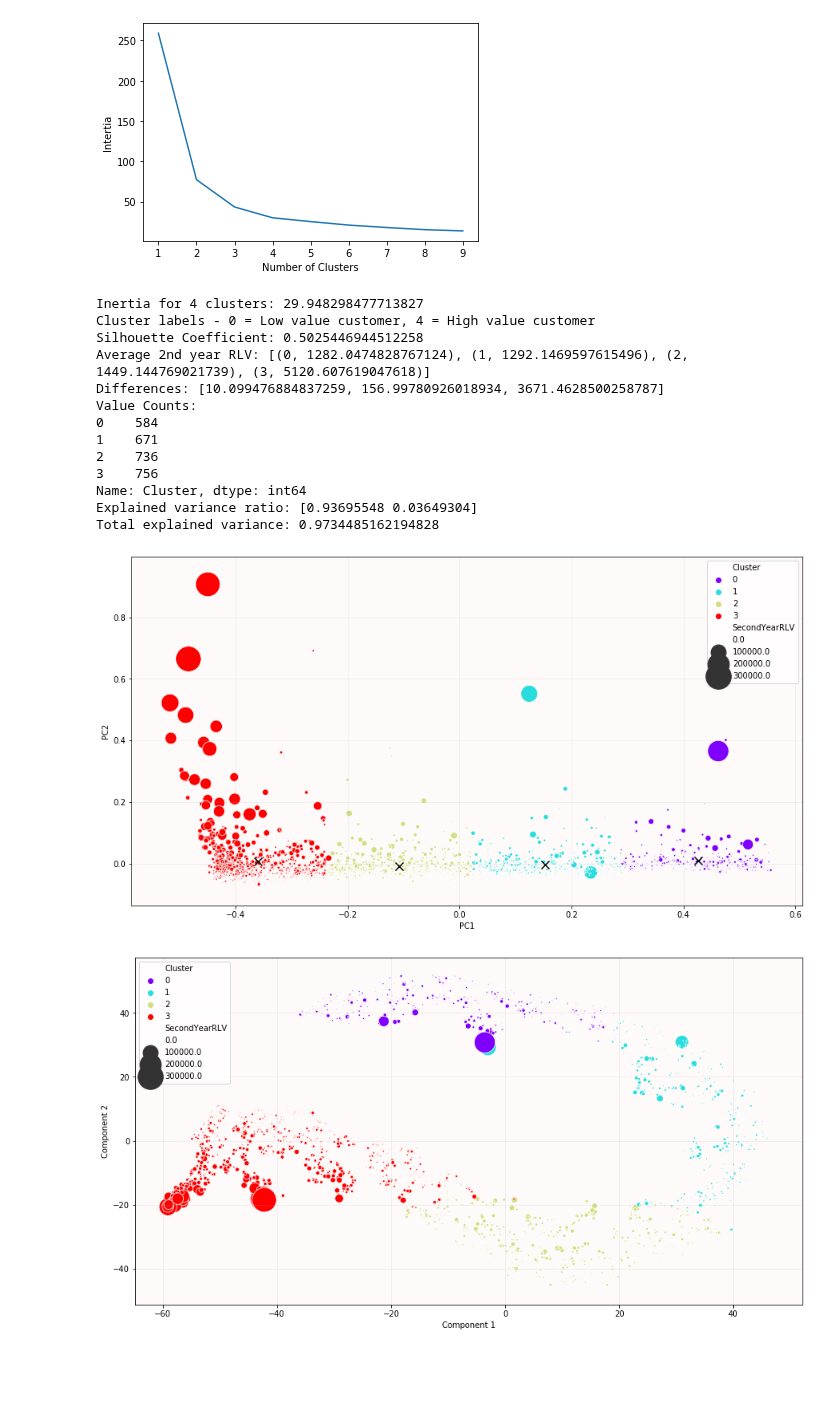
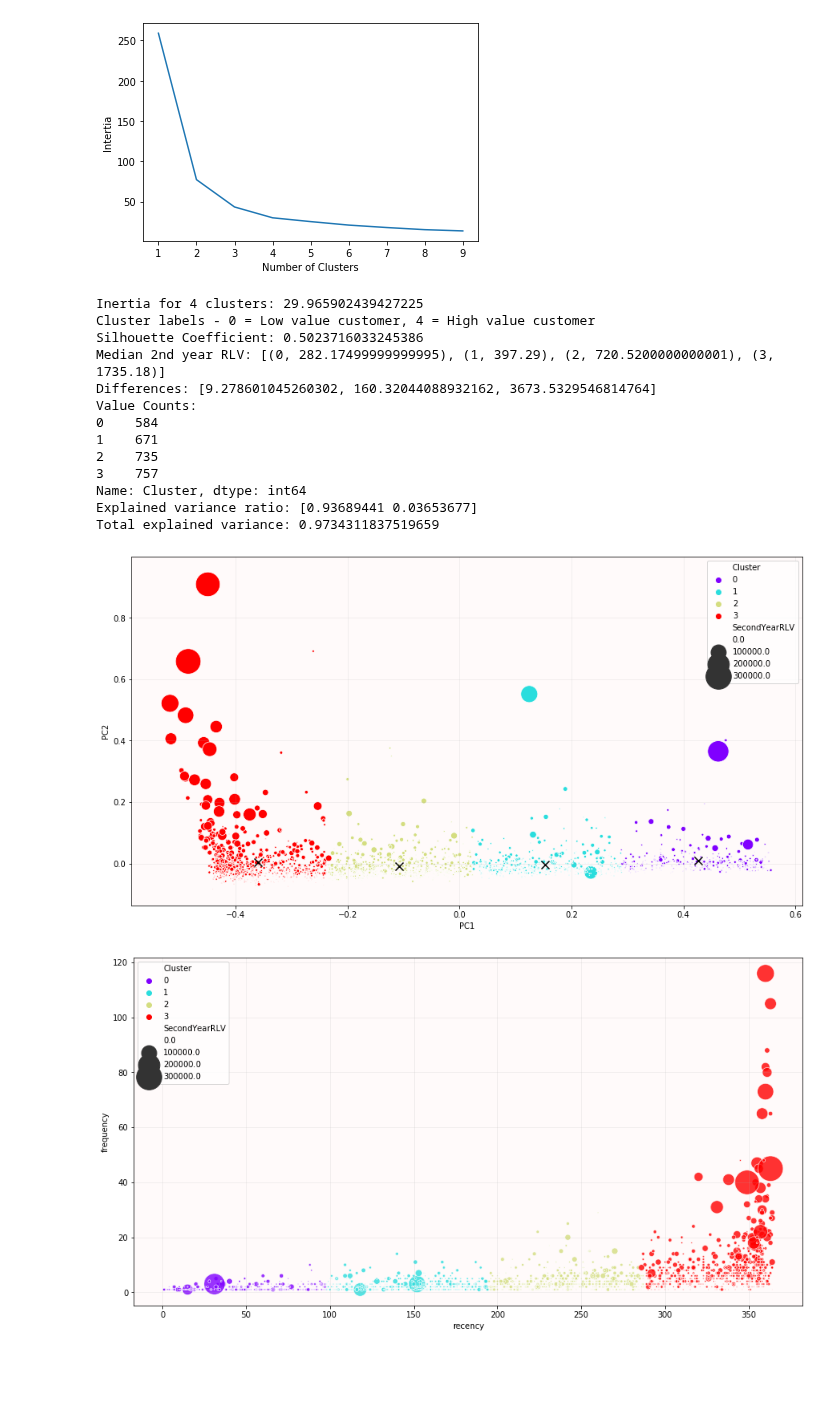
Before and after one commit to W-Tran/Online-Retail, a Jupyter notebook: clustering_daily.ipynb, the cells around one changed output. Saved outputs shown, nothing was run; the diff lists cells and outputs as text; code cells hidden in the pictures.

Commit message:
Rerun cells with median RLV evaluation

```diff
--- a/clustering_daily.ipynb
+++ b/clustering_daily.ipynb
@@ -14,7 +14,7 @@ from sklearn.metrics import pairwise_distances_argmin_min
 %load_ext autoreload
 %autoreload 2
 # %%
-invoices = pd.read_csv("invoices_2009_2011_no_returns.csv")
+invoices = pd.read_csv("invoices_2009_2011_no_returns.csv", low_memory=False)
 invoices['InvoiceDate'] = pd.to_datetime(invoices['InvoiceDate'])
 invoices.dropna(inplace=True)
 # %%
@@ -54,26 +54,27 @@ cluster_elbow_method(features, cluster_feats, scaler='mm')
 # %%
 num_clusters = 4
 features, scaler, cluster_centers  = perform_km_clustering(features, cluster_feats, num_clusters, scaler='mm')
 features, sorted_cluster_centers = reorder_clusters(features, cluster_centers, num_clusters)
 evaluate_clusters(features, num_clusters, cluster_feats, scaler)
 pca = cluster_pca_plot(features, cluster_feats, scaler, sorted_cluster_centers)
-tsne = cluster_tsne_plot(features, cluster_feats, scaler, perplexity=40)
+# tsne = cluster_tsne_plot(features, cluster_feats, scaler, perplexity=40)
+cluster_rf_plot(features)
 # %% [output]
-Inertia for 4 clusters: 29.948298477713827
+Inertia for 4 clusters: 29.965902439427225
 Cluster labels - 0 = Low value customer, 4 = High value customer
-Silhouette Coefficient: 0.5025446944512258
-Average 2nd year RLV: [(0, 1282.0474828767124), (1, 1292.1469597615496), (2, 1449.144769021739), (3, 5120.607619047618)]
-Differences: [10.099476884837259, 156.99780926018934, 3671.4628500258787]
+Silhouette Coefficient: 0.5023716033245386
+Median 2nd year RLV: [(0, 282.17499999999995), (1, 397.29), (2, 720.5200000000001), (3, 1735.18)]
+Differences: [9.278601045260302, 160.32044088932162, 3673.5329546814764]
 Value Counts:
 0    584
 1    671
-2    736
-3    756
+2    735
+3    757
 Name: Cluster, dtype: int64
-Explained variance ratio: [0.93695548 0.03649304]
-Total explained variance: 0.9734485162194828
+Explained variance ratio: [0.93689441 0.03653677]
+Total explained variance: 0.9734311837519659
 [figure]
-[figure, old version]
+[figure, new version]
 # %% [markdown]
 <br>
 <br>
```
Also changed, not shown: parts of 9 cells of this notebook.
